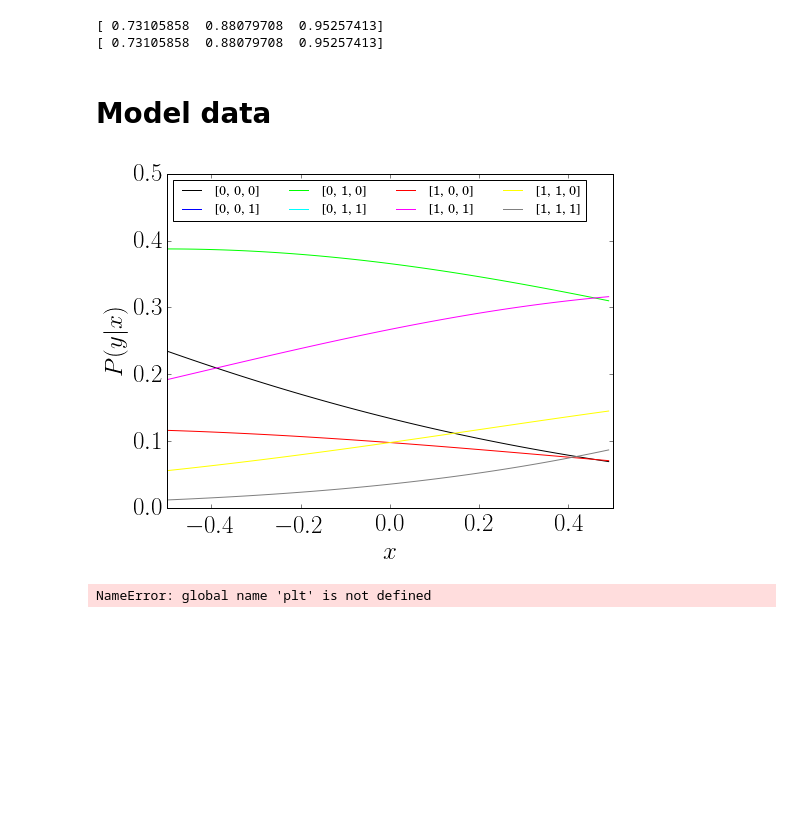
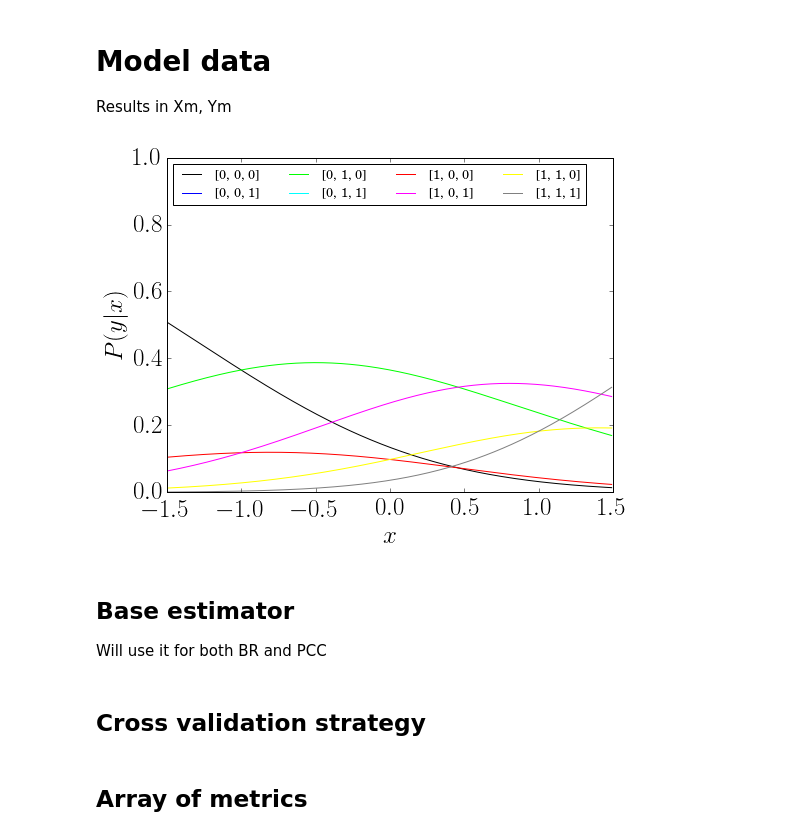
Before and after one commit to etoestja/PCCBio, a Jupyter notebook: code/MLC_PCC.ipynb, the cells around one changed output. Cells and saved outputs as stored; diff of their text form; code cells hidden in the pictures; blank space fills up the shorter version.

Commit message:
Add full model data code
git-svn-id: svn://svn.code.sf.net/p/mlalgorithms/code/Group374/Volodin2016ProbabilisticReceptorPrediction@11679 bcded152-e50b-4b38-bcdb-0829fdd364ce

```diff
--- a/code/MLC_PCC.ipynb
+++ b/code/MLC_PCC.ipynb
@@ -58,11 +60,4 @@ reload(MLCCommon)
-# %%
-#Sigma(0)
-print MLCCommon.Sigma(np.array([1,2,3]))
-
-
-print expit(np.array([1,2,3]))
-# %% [output]
-[ 0.73105858  0.88079708  0.95257413]
-[ 0.73105858  0.88079708  0.95257413]
 # %% [markdown]
 # Model data
+
+Results in Xm, Ym
@@ -208,18 +64,20 @@ def PCCShow(X, Y, folds, thr = 0.2, do_new = False):
-# %%
-import ModelData
-reload(ModelData)
-
-ModelData.plotDistribution()
-
-Xm, Ym = ModelData.get()
-Xm=np.array([Xm]).T
-# %% [output]
-[figure, removed]
-# %%
-BRShow(Xm, Ym, 2)
-print("==")
-PCCShow(Xm, Ym, 2, thr = 0.3)
-#print("==")
-#PCCShow(Xmr, Ym, 2, do_new = True, thr = 0.7)
-# %% [output]
-NameError: global name 'plt' is not defined
+# %%
+import ModelData
+reload(ModelData)
+
+m = 500
+
+# Model data
+Xm, Ym = ModelData.get(m)
+
+# Enable to show and save a chart
+ModelData.plotDistribution()
+
+# Number of classes
+l = ModelData.l
+# %% [output]
+[figure, added]
+# %% [markdown]
+## Base estimator
+
+Will use it for both BR and PCC
@@ -225,0 +86,2 @@ NameError: global name 'plt' is not defined
+# %% [markdown]
+## Cross validation strategy
@@ -225,0 +90,2 @@ NameError: global name 'plt' is not defined
+# %% [markdown]
+## Array of metrics
```
Also changed, not shown: parts of 29 cells of this notebook, 9 other files.
